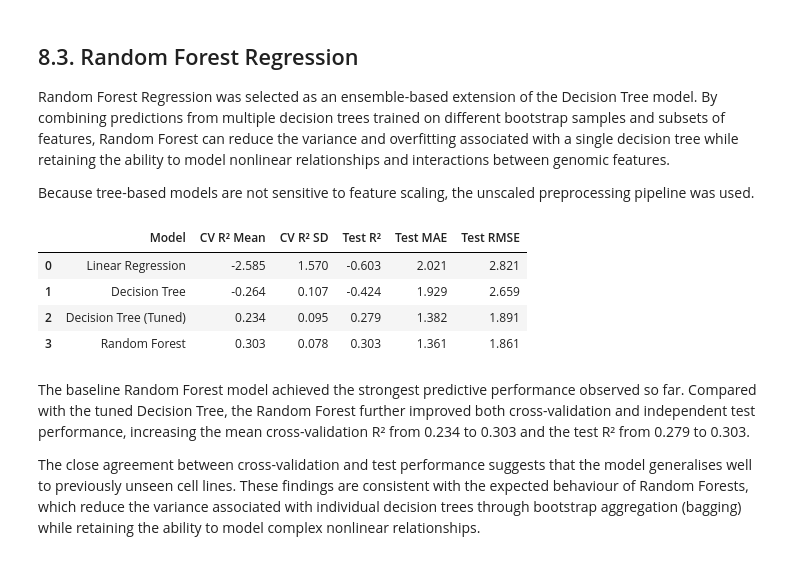
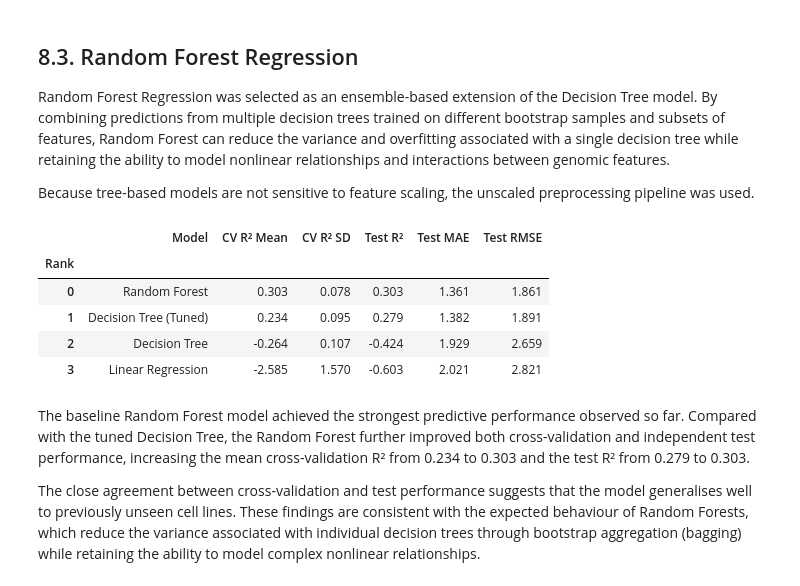
Before and after one commit to carolinemalaihull/trametinib-drug-response-ml, a Jupyter notebook: notebooks/02_ML.ipynb, the cells around one changed output. Drawn from its saved outputs; the diff is of its cells as text; code cells hidden in the pictures.

```diff
--- a/notebooks/02_feature_engineering.ipynb
+++ b/notebooks/02_ML.ipynb
@@ -487,14 +477,17 @@ gene_counts = X_train[gene_columns].sum().sort_values()
 # %%
 # Select only the binary gene mutation columns
-gene_columns = X_train.columns[:597]
+gene_columns = [
+    col for col in X_train.columns
+    if col not in ["Mutation_Burden", "MAPK_Mutation_Burden", "CANCER_TYPE"]
+]
 
 # Count the number of mutated cell lines for each gene
 gene_counts = X_train[gene_columns].sum()
 
-# Summary statistics
+
 display(gene_counts.describe())
 
-# Histogram
+
 plt.figure(figsize=(10, 6))
 
 plt.hist(
@@ -1059,32 +1034,29 @@ random_forest_pipeline = Pipeline(
     ]
 )
 # %%
-# Evaluate the Random Forest model using 5-fold cross-validation
-# and the independent test dataset
+# Evaluate the Random Forest model using 5-fold cross-validation and the independent test dataset
 random_forest_results = evaluate_model(
     model_name="Random Forest",
     pipeline=random_forest_pipeline,
     X_train=X_train_filtered,
     X_test=X_test_filtered,
     y_train=y_train,
     y_test=y_test,
     cv=cv
 )
 
-# Store the evaluation results for comparison with the other models
 model_results.append(random_forest_results)
 
-# Update the ranked model comparison table
-results_df = pd.DataFrame(model_results).round(3)
+results_df = update_results_table(model_results)
 
-# Display the updated model performance table
 results_df
 # %% [output]
 |  | Model | CV R² Mean | CV R² SD | Test R² | Test MAE | Test RMSE |
-| 0 | Linear Regression | -2.585 | 1.570 | -0.603 | 2.021 | 2.821 |
-| 1 | Decision Tree | -0.264 | 0.107 | -0.424 | 1.929 | 2.659 |
-| 2 | Decision Tree (Tuned) | 0.234 | 0.095 | 0.279 | 1.382 | 1.891 |
-| 3 | Random Forest | 0.303 | 0.078 | 0.303 | 1.361 | 1.861 |
+| Rank |  |  |  |  |  |  |
+| 0 | Random Forest | 0.303 | 0.078 | 0.303 | 1.361 | 1.861 |
+| 1 | Decision Tree (Tuned) | 0.234 | 0.095 | 0.279 | 1.382 | 1.891 |
+| 2 | Decision Tree | -0.264 | 0.107 | -0.424 | 1.929 | 2.659 |
+| 3 | Linear Regression | -2.585 | 1.570 | -0.603 | 2.021 | 2.821 |
 # %% [markdown]
 The baseline Random Forest model achieved the strongest predictive performance observed so far. Compared with the tuned Decision Tree, the Random Forest further improved both cross-validation and independent test performance, increasing the mean cross-validation R² from 0.234 to 0.303 and the test R² from 0.279 to 0.303.
 
```
Also changed, not shown: parts of 44 cells of this notebook.
